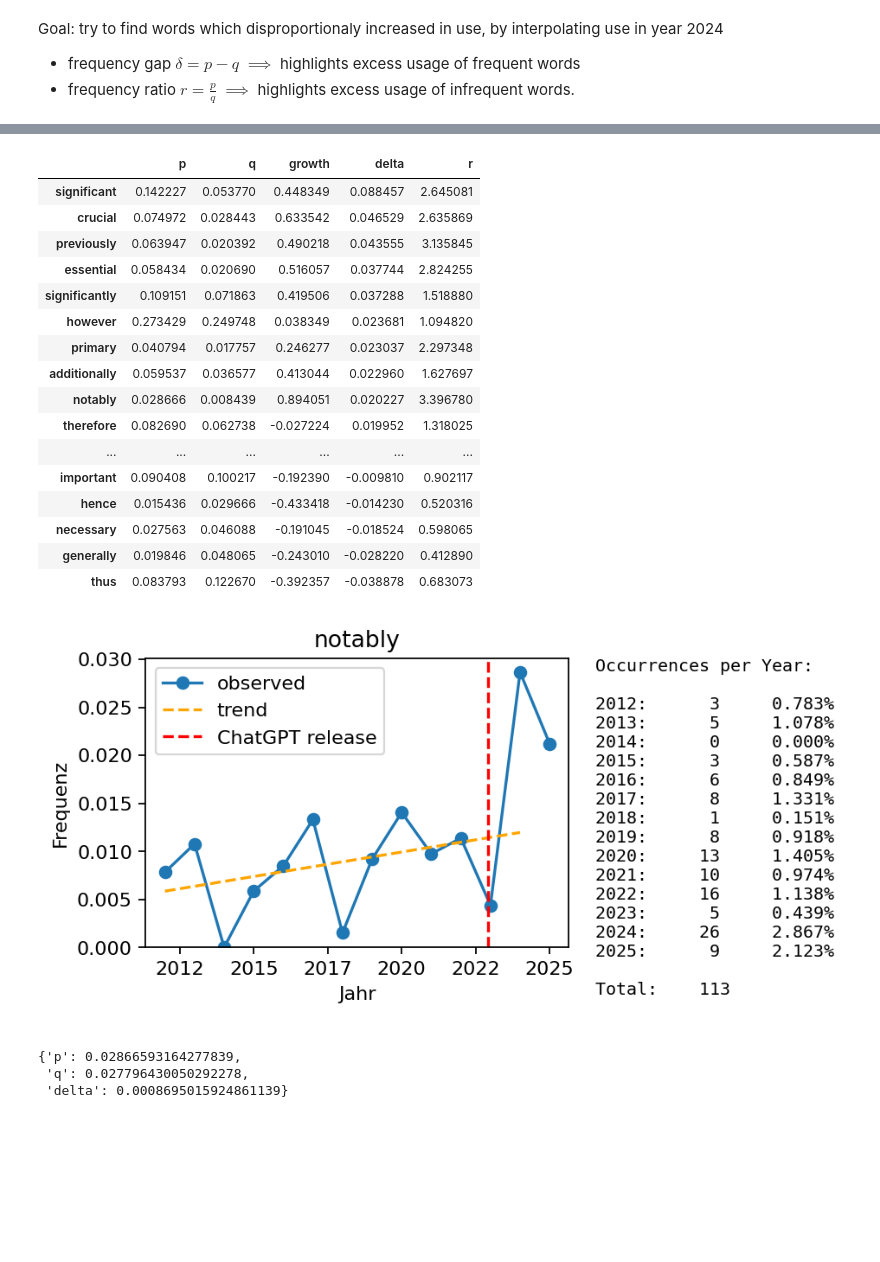
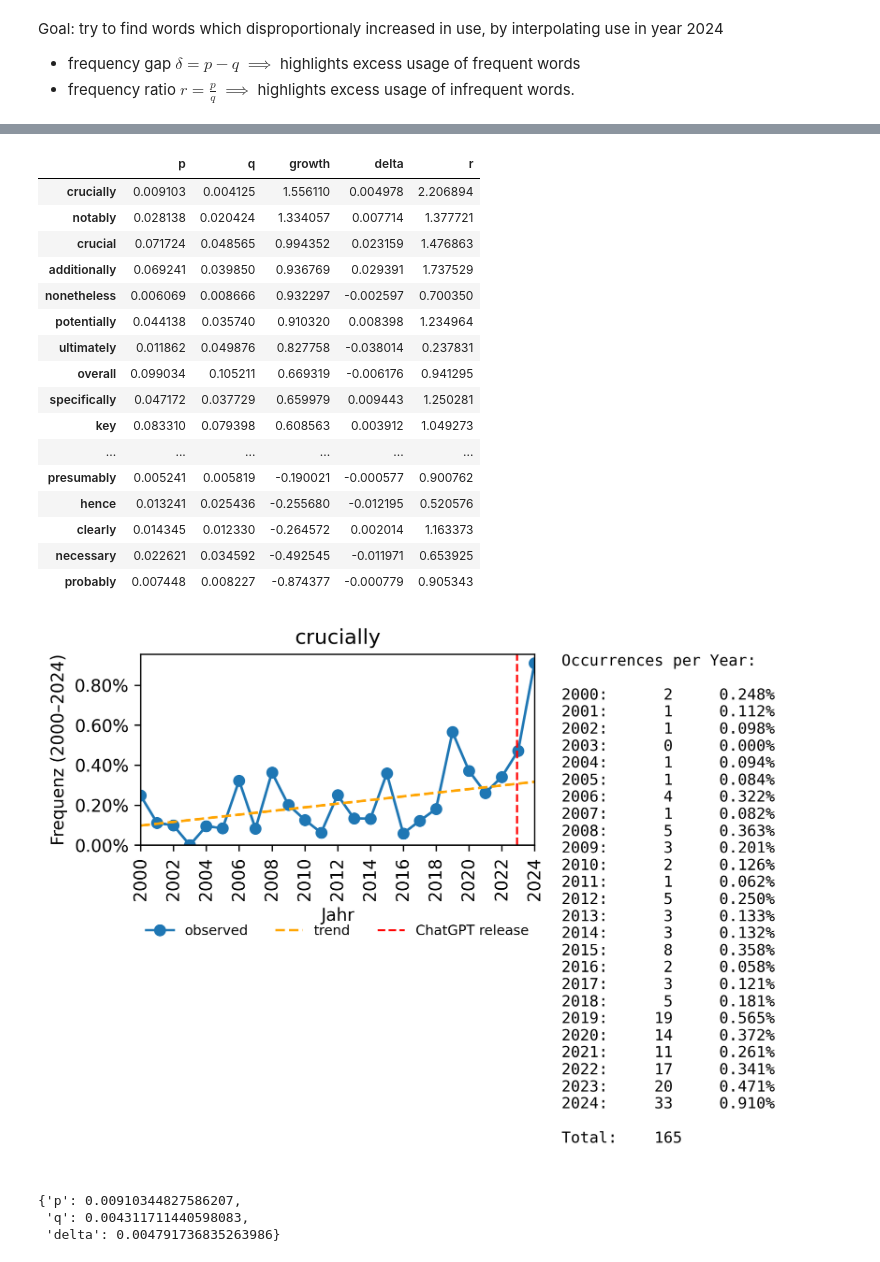
Before and after one commit to julilili42/bike-investment-study, a Jupyter notebook: src/analyze_language_change.ipynb, the cells around one changed output, grey strips where cells are left out. Cells and saved outputs as stored; diff of their text form; code cells hidden in the pictures; blank space fills up the shorter version.

Commit message:
improved figure

```diff
--- a/src/analyze_language_change.ipynb
+++ b/src/analyze_language_change.ipynb
@@ -128,20 +125,4 @@ excess_style_words
 # %%
-llm_words_de = {
-    "jedoch", "insbesondere", "beispielsweise", "weiterhin", "somit", "letztlich",
-    "zugleich", "daraufhin", "entsprechend", "vermutlich", "wahrscheinlich",
-    "insgesamt", "relevant", "bedeutend", "entscheidend", "zudem", "grundsätzlich",
-    "dennoch", "außerdem", "daher", "deshalb", "dementsprechend", "trotzdem",
-    "folglich", "anschließend", "vor allem", "darunter", "ferner", "vorher",
-    "aktuell", "anschließend", "anschließend", "bisher", "zuvor", "anschließend",
-    "künftig", "ebenso", "hingegen", "beachtlich", "wesentlich", "notwendig",
-    "gegebenenfalls", "typischerweise", "häufig", "gelegentlich", "zumeist",
-    "oftmals", "grundlegend", "relevant", "weshalb", "demnach", "somit",
-    "dementsprechend", "beachtenswert", "überdies", "hinreichend", "wesentlicher",
-    "prägnant", "effektiv", "effizient", "weshalb", "sowohl", "einerseits",
-    "andererseits"
-}
-
-
 llm_words_en = {
     "however", "therefore", "thus", "moreover", "furthermore", "additionally",
     "consequently", "hence", "overall", "notably", "significantly", "indeed",
@@ -158,40 +139,40 @@ llm_words_en = {
     "currently", "nowadays",
 }
 
-
 found_llm_words = [w for w in llm_words_en if w in excess.index]
 
 llm_in_df = excess.loc[excess.index.isin(found_llm_words)]
 
-llm_in_df.sort_values("delta", ascending=False)
+llm_in_df.sort_values("growth", ascending=False)
 # %% [output]
 |  | p | q | growth | delta | r |
-| significant | 0.142227 | 0.053770 | 0.448349 | 0.088457 | 2.645081 |
-| crucial | 0.074972 | 0.028443 | 0.633542 | 0.046529 | 2.635869 |
-| previously | 0.063947 | 0.020392 | 0.490218 | 0.043555 | 3.135845 |
-| essential | 0.058434 | 0.020690 | 0.516057 | 0.037744 | 2.824255 |
-| significantly | 0.109151 | 0.071863 | 0.419506 | 0.037288 | 1.518880 |
-| however | 0.273429 | 0.249748 | 0.038349 | 0.023681 | 1.094820 |
-| primary | 0.040794 | 0.017757 | 0.246277 | 0.023037 | 2.297348 |
-| additionally | 0.059537 | 0.036577 | 0.413044 | 0.022960 | 1.627697 |
-| notably | 0.028666 | 0.008439 | 0.894051 | 0.020227 | 3.396780 |
-| therefore | 0.082690 | 0.062738 | -0.027224 | 0.019952 | 1.318025 |
+| crucially | 0.009103 | 0.004125 | 1.556110 | 0.004978 | 2.206894 |
+| notably | 0.028138 | 0.020424 | 1.334057 | 0.007714 | 1.377721 |
+| crucial | 0.071724 | 0.048565 | 0.994352 | 0.023159 | 1.476863 |
+| additionally | 0.069241 | 0.039850 | 0.936769 | 0.029391 | 1.737529 |
+| nonetheless | 0.006069 | 0.008666 | 0.932297 | -0.002597 | 0.700350 |
+| potentially | 0.044138 | 0.035740 | 0.910320 | 0.008398 | 1.234964 |
+| ultimately | 0.011862 | 0.049876 | 0.827758 | -0.038014 | 0.237831 |
+| overall | 0.099034 | 0.105211 | 0.669319 | -0.006176 | 0.941295 |
+| specifically | 0.047172 | 0.037729 | 0.659979 | 0.009443 | 1.250281 |
+| key | 0.083310 | 0.079398 | 0.608563 | 0.003912 | 1.049273 |
 | ... | ... | ... | ... | ... | ... |
-| important | 0.090408 | 0.100217 | -0.192390 | -0.009810 | 0.902117 |
-| hence | 0.015436 | 0.029666 | -0.433418 | -0.014230 | 0.520316 |
-| necessary | 0.027563 | 0.046088 | -0.191045 | -0.018524 | 0.598065 |
-| generally | 0.019846 | 0.048065 | -0.243010 | -0.028220 | 0.412890 |
-| thus | 0.083793 | 0.122670 | -0.392357 | -0.038878 | 0.683073 |
+| presumably | 0.005241 | 0.005819 | -0.190021 | -0.000577 | 0.900762 |
+| hence | 0.013241 | 0.025436 | -0.255680 | -0.012195 | 0.520576 |
+| clearly | 0.014345 | 0.012330 | -0.264572 | 0.002014 | 1.163373 |
+| necessary | 0.022621 | 0.034592 | -0.492545 | -0.011971 | 0.653925 |
+| probably | 0.007448 | 0.008227 | -0.874377 | -0.000779 | 0.905343 |
 # %%
 plot_word_timeseries(
-  word="notably",
+  word="crucially",
   occurence_freq=occurence_freq,
   occurrences_abs=occurence_counts,
-  train_years=(2012, 2020),  #needs to adapted depending on corpus
+  year_range=(2000, 2024),
+  train_years=(2000, 2020),  #needs to adapted depending on corpus
   target_year=2024
 )
 # %% [output]
-[figure, old version]
+[figure, new version]
-{'p': 0.02866593164277839,
- 'q': 0.027796430050292278,
- 'delta': 0.0008695015924861139}
+{'p': 0.00910344827586207,
+ 'q': 0.004311711440598083,
+ 'delta': 0.004791736835263986}
```
Also changed, not shown: parts of 8 cells of this notebook, 3 other files.
